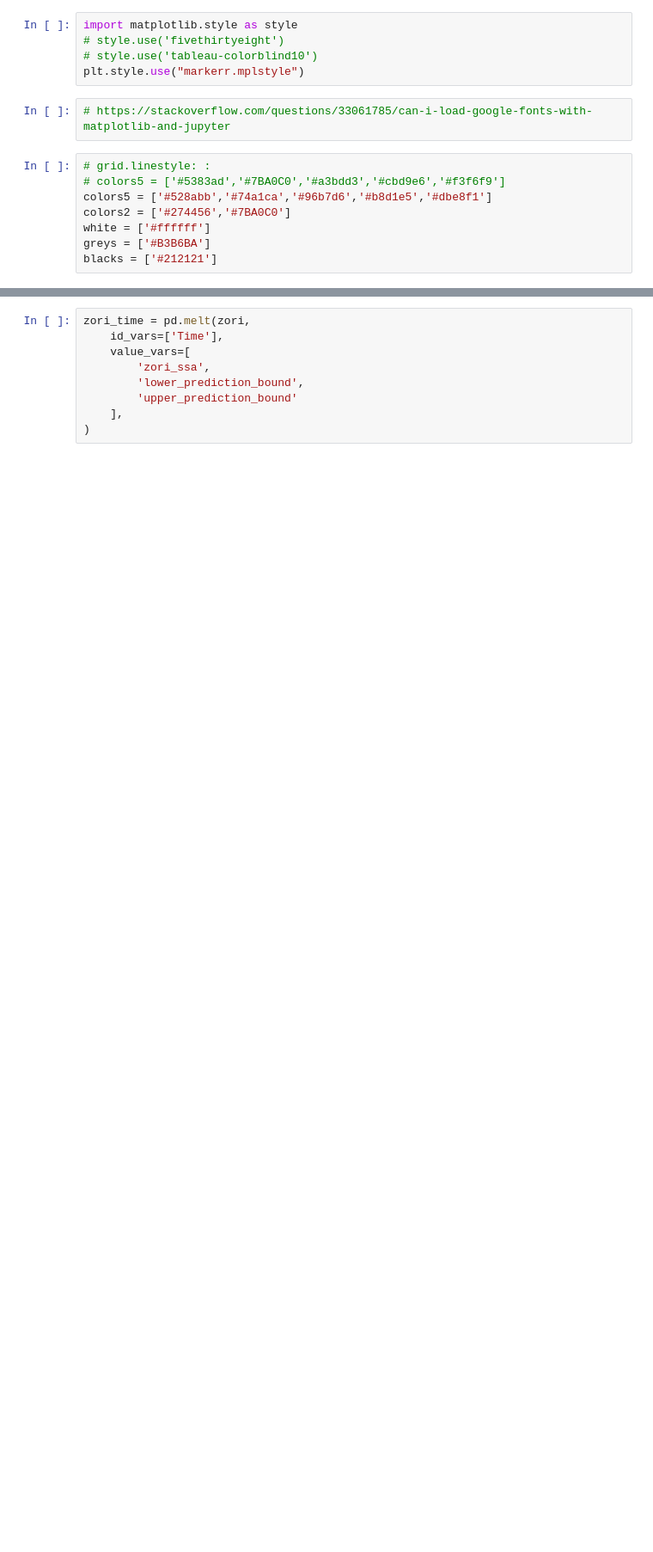
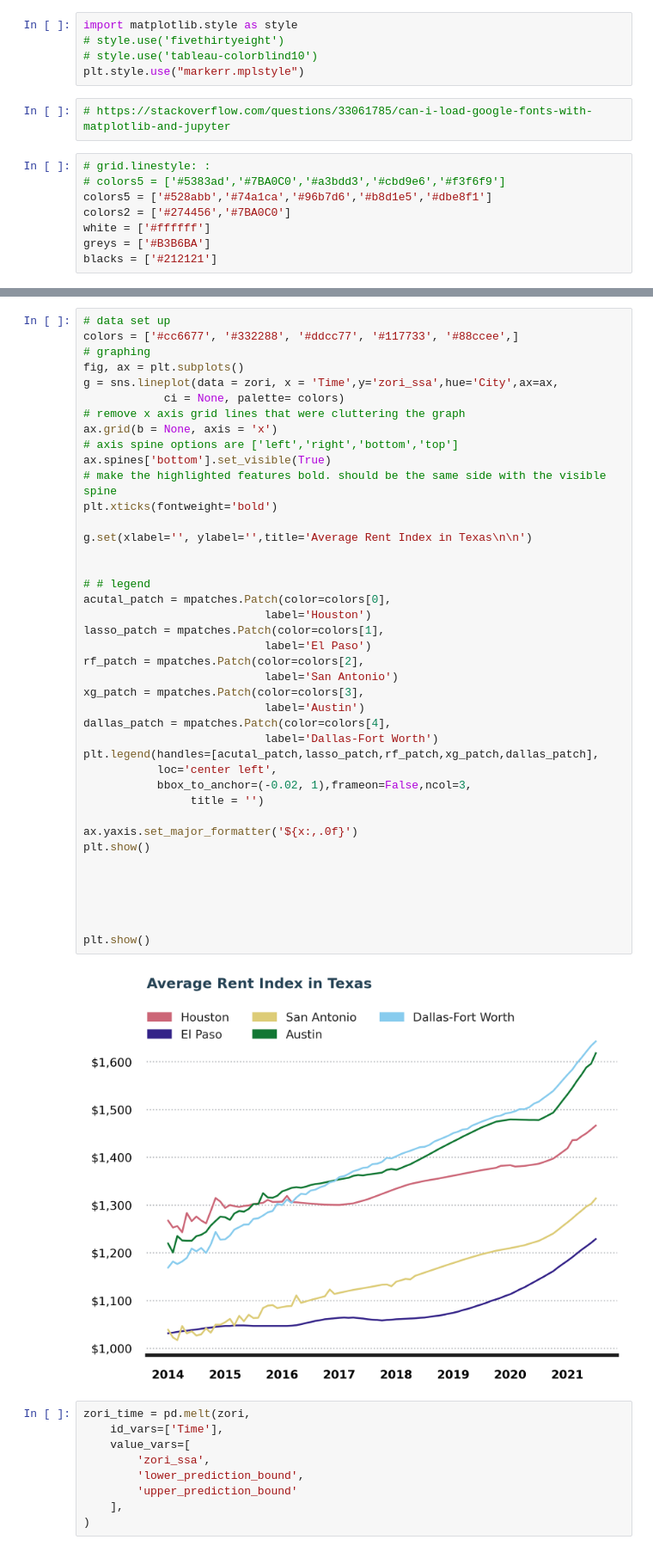
Before and after one commit to HaydenWarren/zri-forecast, a Jupyter notebook: hayden/theme_building.ipynb, the cells around one changed output, grey strips where cells are left out. Shown at 86% size. Cells and saved outputs as stored; diff of their text form; blank space fills up the shorter version.

```diff
--- a/hayden/theme_building.ipynb
+++ b/hayden/theme_building.ipynb
@@ -140,3 +113,46 @@ plt.show()
+# %%
+# data set up
+colors = ['#cc6677', '#332288', '#ddcc77', '#117733', '#88ccee',]
+# graphing
+fig, ax = plt.subplots()
+g = sns.lineplot(data = zori, x = 'Time',y='zori_ssa',hue='City',ax=ax,
+            ci = None, palette= colors)
+# remove x axis grid lines that were cluttering the graph
+ax.grid(b = None, axis = 'x')
+# axis spine options are ['left','right','bottom','top']
+ax.spines['bottom'].set_visible(True)
+# make the highlighted features bold. should be the same side with the visible spine
+plt.xticks(fontweight='bold')
+
+g.set(xlabel='', ylabel='',title='Average Rent Index in Texas\n\n')
+
+
+# # legend
+acutal_patch = mpatches.Patch(color=colors[0],
+                           label='Houston')
+lasso_patch = mpatches.Patch(color=colors[1],
+                           label='El Paso')
+rf_patch = mpatches.Patch(color=colors[2],
+                           label='San Antonio')
+xg_patch = mpatches.Patch(color=colors[3],
+                           label='Austin')
+dallas_patch = mpatches.Patch(color=colors[4],
+                           label='Dallas-Fort Worth')
+plt.legend(handles=[acutal_patch,lasso_patch,rf_patch,xg_patch,dallas_patch],
+           loc='center left',
+           bbox_to_anchor=(-0.02, 1),frameon=False,ncol=3,
+                title = '')
+
+ax.yaxis.set_major_formatter('${x:,.0f}')
+plt.show()
+
+
+
+
+
+plt.show()
+# %% [output]
+[figure, added]
 # %%
 zori_time = pd.melt(zori,
     id_vars=['Time'],
```
Also changed, not shown: parts of 8 cells of this notebook, 2 other files.
